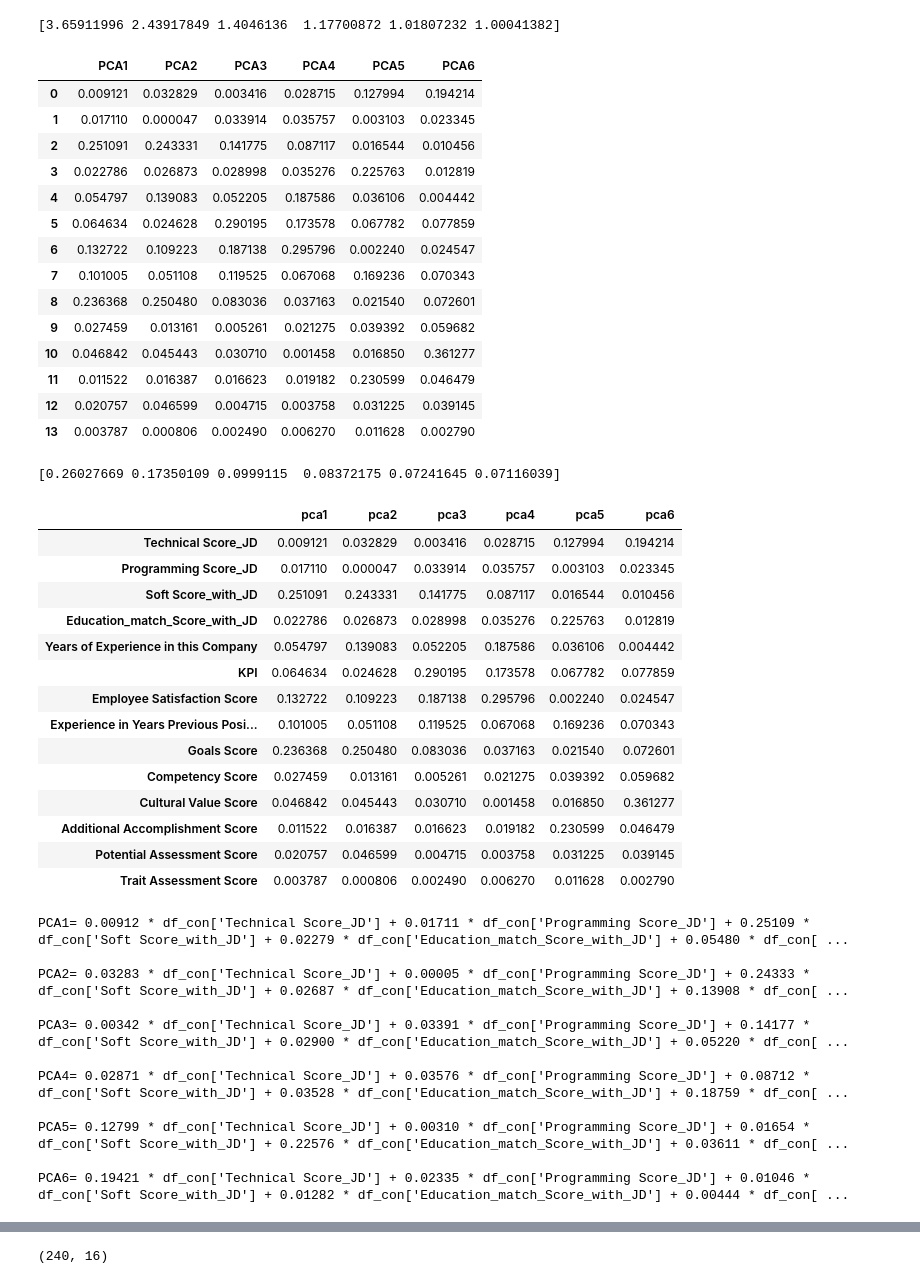
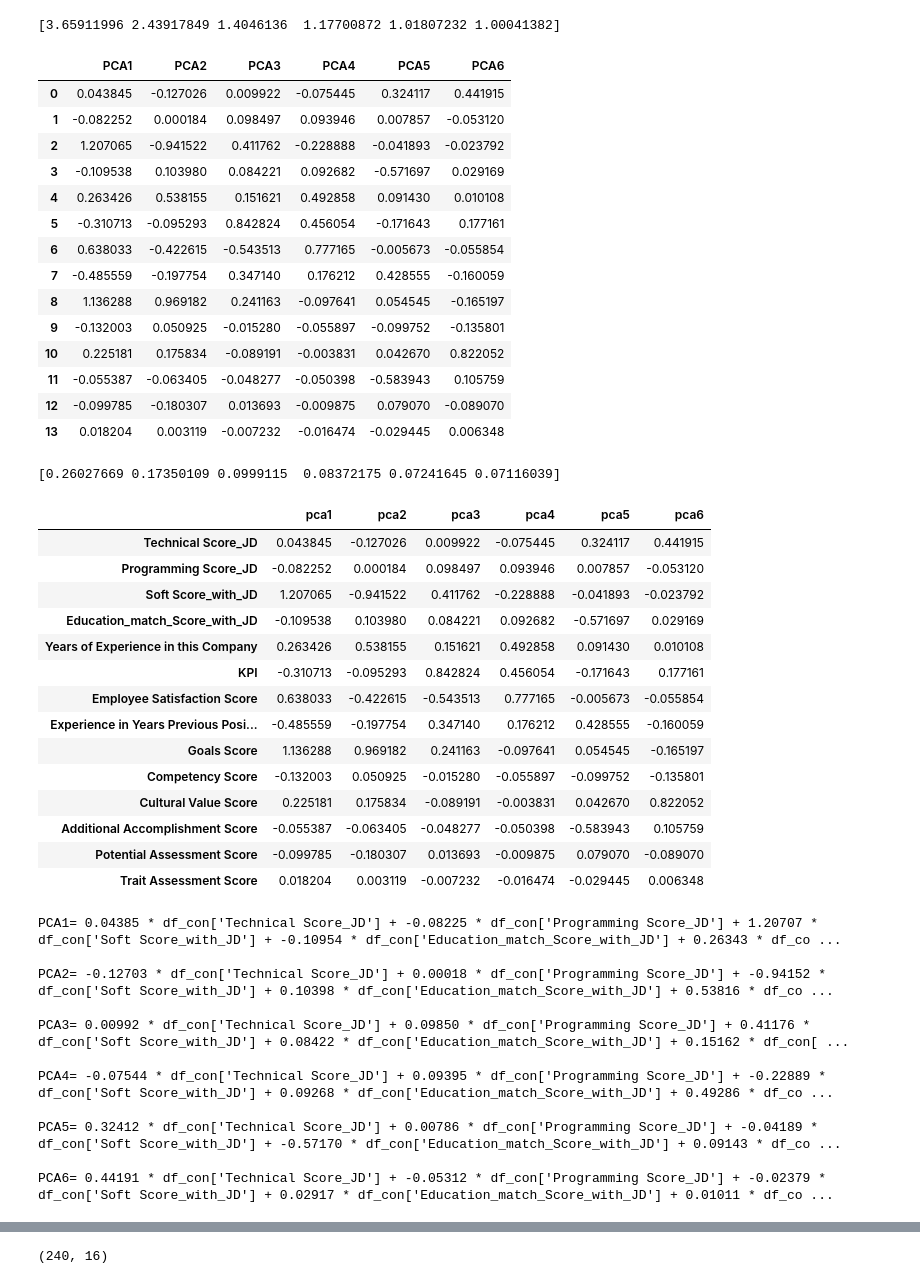
Before and after one commit to DanukaDilshann/AI-Driven-Job-Role-Fit-Prediction, a Jupyter notebook: code/pca.ipynb, the cells around one changed output, grey strips where cells are left out. Drawn from its saved outputs; the diff is of its cells as text; code cells hidden in the pictures.

```diff
--- a/code/pca.ipynb
+++ b/code/pca.ipynb
@@ -167,24 +169,31 @@ print(selected)
 # %% [output]
 [3.65911996 2.43917849 1.4046136  1.17700872 1.01807232 1.00041382]
 # %%
-Normalize_eigenvector = np.abs(selected_eigenvectors) / np.sum(np.abs(selected_eigenvectors))
+# Normalize_eigenvector = np.abs(selected_eigenvectors) / np.sum(np.abs(selected_eigenvectors))
+# Normalize_eigenvector
+
+# Normalize_eigenvector = selected_eigenvectors / np.linalg.norm(selected_eigenvectors,axis=1,keepdims=True)
+# Normalize_eigenvector
+
+
+Normalize_eigenvector = selected_eigenvectors * np.sqrt(selected)
 Normalize_eigenvector
 # %% [output]
 |  | PCA1 | PCA2 | PCA3 | PCA4 | PCA5 | PCA6 |
-| 0 | 0.009121 | 0.032829 | 0.003416 | 0.028715 | 0.127994 | 0.194214 |
-| 1 | 0.017110 | 0.000047 | 0.033914 | 0.035757 | 0.003103 | 0.023345 |
-| 2 | 0.251091 | 0.243331 | 0.141775 | 0.087117 | 0.016544 | 0.010456 |
-| 3 | 0.022786 | 0.026873 | 0.028998 | 0.035276 | 0.225763 | 0.012819 |
-| 4 | 0.054797 | 0.139083 | 0.052205 | 0.187586 | 0.036106 | 0.004442 |
-| 5 | 0.064634 | 0.024628 | 0.290195 | 0.173578 | 0.067782 | 0.077859 |
-| 6 | 0.132722 | 0.109223 | 0.187138 | 0.295796 | 0.002240 | 0.024547 |
-| 7 | 0.101005 | 0.051108 | 0.119525 | 0.067068 | 0.169236 | 0.070343 |
-| 8 | 0.236368 | 0.250480 | 0.083036 | 0.037163 | 0.021540 | 0.072601 |
-| 9 | 0.027459 | 0.013161 | 0.005261 | 0.021275 | 0.039392 | 0.059682 |
-| 10 | 0.046842 | 0.045443 | 0.030710 | 0.001458 | 0.016850 | 0.361277 |
-| 11 | 0.011522 | 0.016387 | 0.016623 | 0.019182 | 0.230599 | 0.046479 |
-| 12 | 0.020757 | 0.046599 | 0.004715 | 0.003758 | 0.031225 | 0.039145 |
-| 13 | 0.003787 | 0.000806 | 0.002490 | 0.006270 | 0.011628 | 0.002790 |
+| 0 | 0.043845 | -0.127026 | 0.009922 | -0.075445 | 0.324117 | 0.441915 |
+| 1 | -0.082252 | 0.000184 | 0.098497 | 0.093946 | 0.007857 | -0.053120 |
+| 2 | 1.207065 | -0.941522 | 0.411762 | -0.228888 | -0.041893 | -0.023792 |
+| 3 | -0.109538 | 0.103980 | 0.084221 | 0.092682 | -0.571697 | 0.029169 |
+| 4 | 0.263426 | 0.538155 | 0.151621 | 0.492858 | 0.091430 | 0.010108 |
+| 5 | -0.310713 | -0.095293 | 0.842824 | 0.456054 | -0.171643 | 0.177161 |
+| 6 | 0.638033 | -0.422615 | -0.543513 | 0.777165 | -0.005673 | -0.055854 |
+| 7 | -0.485559 | -0.197754 | 0.347140 | 0.176212 | 0.428555 | -0.160059 |
+| 8 | 1.136288 | 0.969182 | 0.241163 | -0.097641 | 0.054545 | -0.165197 |
+| 9 | -0.132003 | 0.050925 | -0.015280 | -0.055897 | -0.099752 | -0.135801 |
+| 10 | 0.225181 | 0.175834 | -0.089191 | -0.003831 | 0.042670 | 0.822052 |
+| 11 | -0.055387 | -0.063405 | -0.048277 | -0.050398 | -0.583943 | 0.105759 |
+| 12 | -0.099785 | -0.180307 | 0.013693 | -0.009875 | 0.079070 | -0.089070 |
+| 13 | 0.018204 | 0.003119 | -0.007232 | -0.016474 | -0.029445 | 0.006348 |
 # %%
 selected_ra=eigenvalues[:n_components]/eigenvalues.sum()
 print(selected_ra)
@@ -195,20 +204,20 @@ eigen_loadings = pd.DataFrame(Normalize_eigenvector.values, index=df_con.columns
 eigen_loadings.head(21)
 # %% [output]
 |  | pca1 | pca2 | pca3 | pca4 | pca5 | pca6 |
-| Technical Score_JD | 0.009121 | 0.032829 | 0.003416 | 0.028715 | 0.127994 | 0.194214 |
-| Programming Score_JD | 0.017110 | 0.000047 | 0.033914 | 0.035757 | 0.003103 | 0.023345 |
-| Soft Score_with_JD | 0.251091 | 0.243331 | 0.141775 | 0.087117 | 0.016544 | 0.010456 |
-| Education_match_Score_with_JD | 0.022786 | 0.026873 | 0.028998 | 0.035276 | 0.225763 | 0.012819 |
-| Years of Experience in this Company | 0.054797 | 0.139083 | 0.052205 | 0.187586 | 0.036106 | 0.004442 |
-| KPI | 0.064634 | 0.024628 | 0.290195 | 0.173578 | 0.067782 | 0.077859 |
-| Employee Satisfaction Score | 0.132722 | 0.109223 | 0.187138 | 0.295796 | 0.002240 | 0.024547 |
-| Experience in Years Previous Posi... | 0.101005 | 0.051108 | 0.119525 | 0.067068 | 0.169236 | 0.070343 |
-| Goals Score | 0.236368 | 0.250480 | 0.083036 | 0.037163 | 0.021540 | 0.072601 |
-| Competency Score | 0.027459 | 0.013161 | 0.005261 | 0.021275 | 0.039392 | 0.059682 |
-| Cultural Value Score | 0.046842 | 0.045443 | 0.030710 | 0.001458 | 0.016850 | 0.361277 |
-| Additional Accomplishment Score | 0.011522 | 0.016387 | 0.016623 | 0.019182 | 0.230599 | 0.046479 |
-| Potential Assessment Score | 0.020757 | 0.046599 | 0.004715 | 0.003758 | 0.031225 | 0.039145 |
-| Trait Assessment Score | 0.003787 | 0.000806 | 0.002490 | 0.006270 | 0.011628 | 0.002790 |
+| Technical Score_JD | 0.043845 | -0.127026 | 0.009922 | -0.075445 | 0.324117 | 0.441915 |
+| Programming Score_JD | -0.082252 | 0.000184 | 0.098497 | 0.093946 | 0.007857 | -0.053120 |
+| Soft Score_with_JD | 1.207065 | -0.941522 | 0.411762 | -0.228888 | -0.041893 | -0.023792 |
+| Education_match_Score_with_JD | -0.109538 | 0.103980 | 0.084221 | 0.092682 | -0.571697 | 0.029169 |
+| Years of Experience in this Company | 0.263426 | 0.538155 | 0.151621 | 0.492858 | 0.091430 | 0.010108 |
+| KPI | -0.310713 | -0.095293 | 0.842824 | 0.456054 | -0.171643 | 0.177161 |
+| Employee Satisfaction Score | 0.638033 | -0.422615 | -0.543513 | 0.777165 | -0.005673 | -0.055854 |
+| Experience in Years Previous Posi... | -0.485559 | -0.197754 | 0.347140 | 0.176212 | 0.428555 | -0.160059 |
+| Goals Score | 1.136288 | 0.969182 | 0.241163 | -0.097641 | 0.054545 | -0.165197 |
+| Competency Score | -0.132003 | 0.050925 | -0.015280 | -0.055897 | -0.099752 | -0.135801 |
+| Cultural Value Score | 0.225181 | 0.175834 | -0.089191 | -0.003831 | 0.042670 | 0.822052 |
+| Additional Accomplishment Score | -0.055387 | -0.063405 | -0.048277 | -0.050398 | -0.583943 | 0.105759 |
+| Potential Assessment Score | -0.099785 | -0.180307 | 0.013693 | -0.009875 | 0.079070 | -0.089070 |
+| Trait Assessment Score | 0.018204 | 0.003119 | -0.007232 | -0.016474 | -0.029445 | 0.006348 |
 # %%
 def generate_pca_equation_dict(loadings_array, feature_names):
     # Convert to DataFrame for ease of processing
@@ -235,17 +244,17 @@ pca_equations = generate_pca_equation_dict(eigen_loadings.values, feature_names)
 for pca, eq in pca_equations.items():
     print(f"{pca}= {eq}\n")
 # %% [output]
-PCA1= 0.00912 * df_con['Technical Score_JD'] + 0.01711 * df_con['Programming Score_JD'] + 0.25109 * df_con['Soft Score_with_JD'] + 0.02279 * df_con['Education_match_Score_with_JD'] + 0.05480 * df_con[ ...
+PCA1= 0.04385 * df_con['Technical Score_JD'] + -0.08225 * df_con['Programming Score_JD'] + 1.20707 * df_con['Soft Score_with_JD'] + -0.10954 * df_con['Education_match_Score_with_JD'] + 0.26343 * df_co ...
 
-PCA2= 0.03283 * df_con['Technical Score_JD'] + 0.00005 * df_con['Programming Score_JD'] + 0.24333 * df_con['Soft Score_with_JD'] + 0.02687 * df_con['Education_match_Score_with_JD'] + 0.13908 * df_con[ ...
+PCA2= -0.12703 * df_con['Technical Score_JD'] + 0.00018 * df_con['Programming Score_JD'] + -0.94152 * df_con['Soft Score_with_JD'] + 0.10398 * df_con['Education_match_Score_with_JD'] + 0.53816 * df_co ...
 
-PCA3= 0.00342 * df_con['Technical Score_JD'] + 0.03391 * df_con['Programming Score_JD'] + 0.14177 * df_con['Soft Score_with_JD'] + 0.02900 * df_con['Education_match_Score_with_JD'] + 0.05220 * df_con[ ...
+PCA3= 0.00992 * df_con['Technical Score_JD'] + 0.09850 * df_con['Programming Score_JD'] + 0.41176 * df_con['Soft Score_with_JD'] + 0.08422 * df_con['Education_match_Score_with_JD'] + 0.15162 * df_con[ ...
 
-PCA4= 0.02871 * df_con['Technical Score_JD'] + 0.03576 * df_con['Programming Score_JD'] + 0.08712 * df_con['Soft Score_with_JD'] + 0.03528 * df_con['Education_match_Score_with_JD'] + 0.18759 * df_con[ ...
+PCA4= -0.07544 * df_con['Technical Score_JD'] + 0.09395 * df_con['Programming Score_JD'] + -0.22889 * df_con['Soft Score_with_JD'] + 0.09268 * df_con['Education_match_Score_with_JD'] + 0.49286 * df_co ...
 
-PCA5= 0.12799 * df_con['Technical Score_JD'] + 0.00310 * df_con['Programming Score_JD'] + 0.01654 * df_con['Soft Score_with_JD'] + 0.22576 * df_con['Education_match_Score_with_JD'] + 0.03611 * df_con[ ...
+PCA5= 0.32412 * df_con['Technical Score_JD'] + 0.00786 * df_con['Programming Score_JD'] + -0.04189 * df_con['Soft Score_with_JD'] + -0.57170 * df_con['Education_match_Score_with_JD'] + 0.09143 * df_co ...
 
-PCA6= 0.19421 * df_con['Technical Score_JD'] + 0.02335 * df_con['Programming Score_JD'] + 0.01046 * df_con['Soft Score_with_JD'] + 0.01282 * df_con['Education_match_Score_with_JD'] + 0.00444 * df_con[ ...
+PCA6= 0.44191 * df_con['Technical Score_JD'] + -0.05312 * df_con['Programming Score_JD'] + -0.02379 * df_con['Soft Score_with_JD'] + 0.02917 * df_con['Education_match_Score_with_JD'] + 0.01011 * df_co ...
 # %%
 suitability_equations = []
 
```
Also changed, not shown: parts of 17 cells of this notebook, 3 other files.
